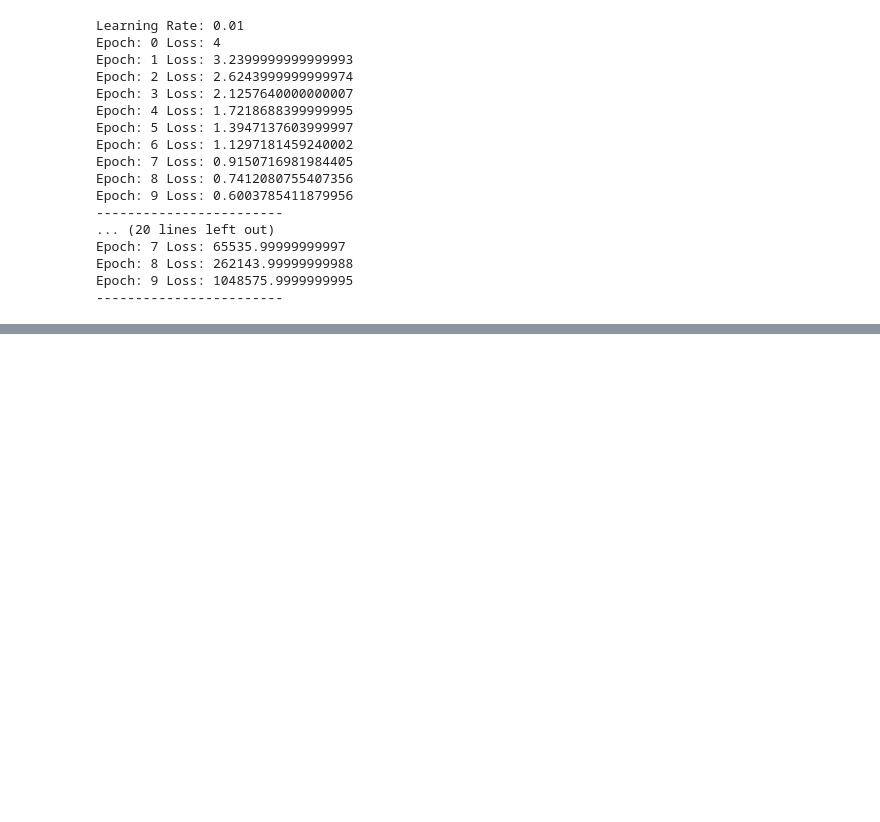
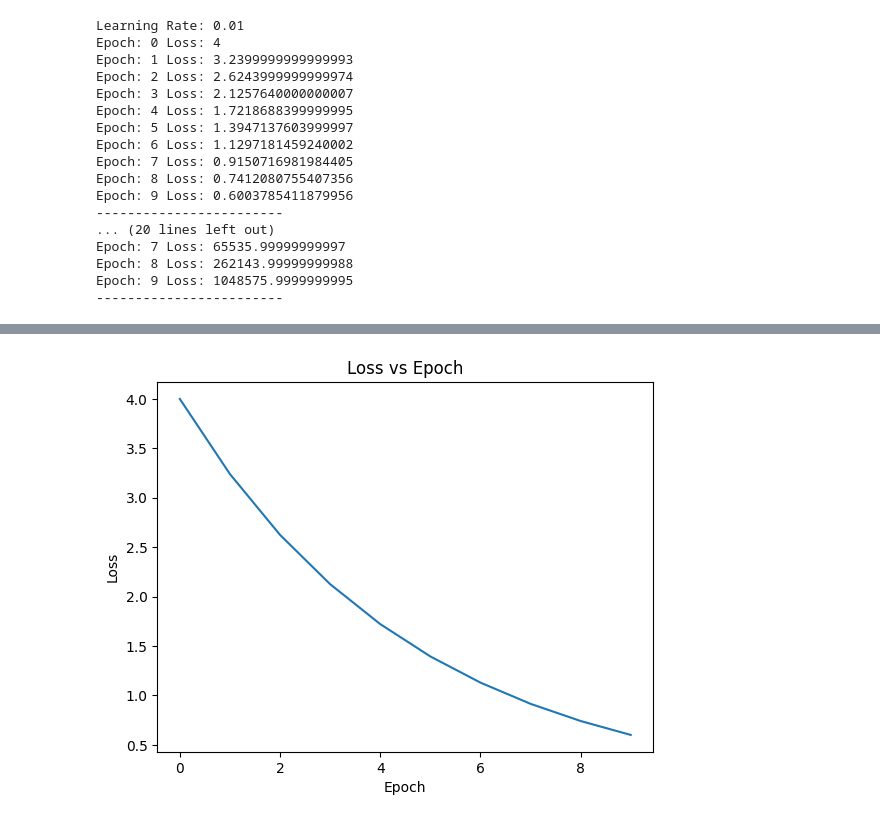
Before and after one commit to LohithReddyPoreddy/Project-MONARCH, a Jupyter notebook: Neuron_Lab.ipynb, the cells around one changed output, grey strips where cells are left out. Saved outputs shown, nothing was run; the diff lists cells and outputs as text; code cells hidden in the pictures; blank space fills up the shorter version.

Commit message:
feat: analyzing learning rate stability and visualizing the loss

```diff
--- a/Neuron_Lab.ipynb
+++ b/Neuron_Lab.ipynb
@@ -174,0 +281,26 @@ Epoch: 9 Loss: 1048575.9999999995
+# %%
+
+    w = 3
+    x = 2
+    b = 1
+    y = 5
+    lr = 0.01
+    loss_history = []
+    for epoch in range(10):
+        z = w * x + b
+        l = (z - y) ** 2
+
+        dw = 2 * (z - y) * x
+        db = 2 * (z - y)
+
+        w = w - lr * dw
+        b = b - lr * db
+
+        e = z - y
+
+        loss_history.append(l)
+
+        print("Epoch:", epoch, "Prediction:", z, "Error:", e, "Loss:", l)
+
+    print("------------------------")
+print("Loss History :", loss_history)
@@ -174,0 +320,9 @@ Epoch: 9 Loss: 1048575.9999999995
+# %%
+import matplotlib.pyplot as plt
+plt.plot(range(10), loss_history)
+plt.xlabel('Epoch')
+plt.ylabel('Loss')
+plt.title('Loss vs Epoch')
+plt.show()
+# %% [output]
+[figure, added]
```
Also changed, not shown: parts of 4 cells of this notebook.
